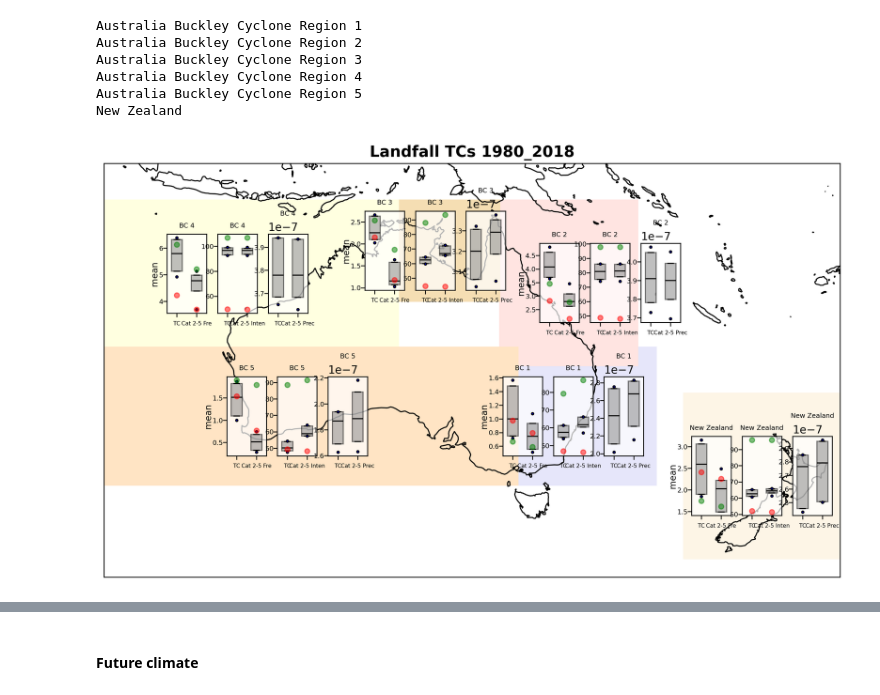
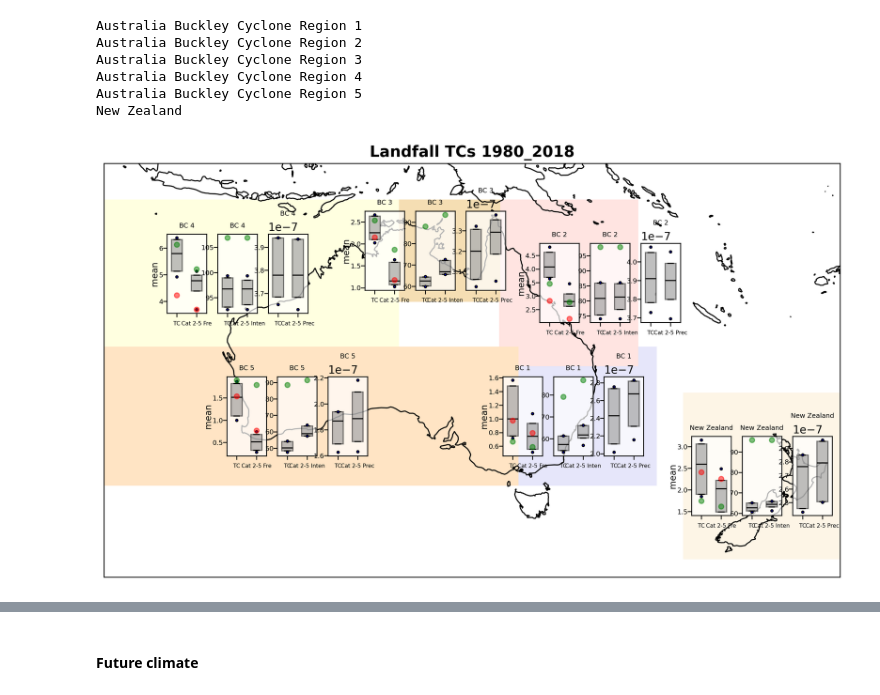
Before and after one commit to ming80302/TC, a Jupyter notebook: summary_map_IAG_all_mean.ipynb, the cells around one changed output, grey strips where cells are left out. Saved outputs shown, nothing was run; the diff lists cells and outputs as text; code cells hidden in the pictures.

```diff
--- a/summary_map_IAG_all_mean.ipynb
+++ b/summary_map_IAG_all_mean.ipynb
@@ -231,10 +231,17 @@ def call_box_custom_inset_3p(slope_4d, is_commonY = False, title_s='', slope_ib=
                                         [5,10], [95,90], region_s[nr], x_title[nn], y_label,
                                         is_commonY, slope_ib[nn,nr,:].tolist())
                 else:
-                    box_custom_inset_2p(inset_ax, slope_4d[nn,nr,:,0], slope_4d[nn,nr,:,1],
+                    #for intensity
+                    if nn == 1:
+                        box_custom_inset_2p(inset_ax, slope_4d[nn,nr,:,0], slope_4d[nn,nr,:,1],
+                                        [5,10], [95,90], region_s[nr], x_title[nn], y_label,
+                                        is_commonY, slope_ib[nn,nr,:].tolist(), False)
+                    else:
+                        box_custom_inset_2p(inset_ax, slope_4d[nn,nr,:,0], slope_4d[nn,nr,:,1],
                                         [5,10], [95,90], region_s[nr], x_title[nn], y_label,
                                         is_commonY, slope_ib[nn,nr,:].tolist(), slope_e5[nn,nr,:].tolist())
 
+
     ax.set_title(title_s, fontsize=14, fontweight='bold')
 # %%
 # plot 6 2-set of custom boxplots in a single figure
@@ -432,7 +446,7 @@ Using ERA5 track period
 year_s = 1980
 year_e = 2018
 
-year_s = 2020
+year_s = 2060
 year_e = 2100
 
 year_1d = np.array(range(year_s, year_e+1))
@@ -534,7 +548,7 @@ if year_s == 1980:
     slope_4d_h = slope_4d
     slope_ib_h = slope_ib
     slope_e5_h = slope_e5
-if year_s == 2020:
+if year_e == 2100:
     slope_4d_f = slope_4d
 # %% [output]
 Australia Buckley Cyclone Region 1
@@ -544,7 +558,7 @@ Australia Buckley Cyclone Region 4
 Australia Buckley Cyclone Region 5
 New Zealand
 # %%
-if landfall == True:
+if landfall == True and year_s==1980:
     call_box_custom_inset_3p(slope_4d_h, is_commonY = False, title_s='Landfall TCs 1980_2018', slope_ib=slope_ib_h, slope_e5=slope_e5_h)
 # %% [output]
-[figure, old version]
+[figure, new version]
```
Also changed, not shown: parts of 6 cells of this notebook.
